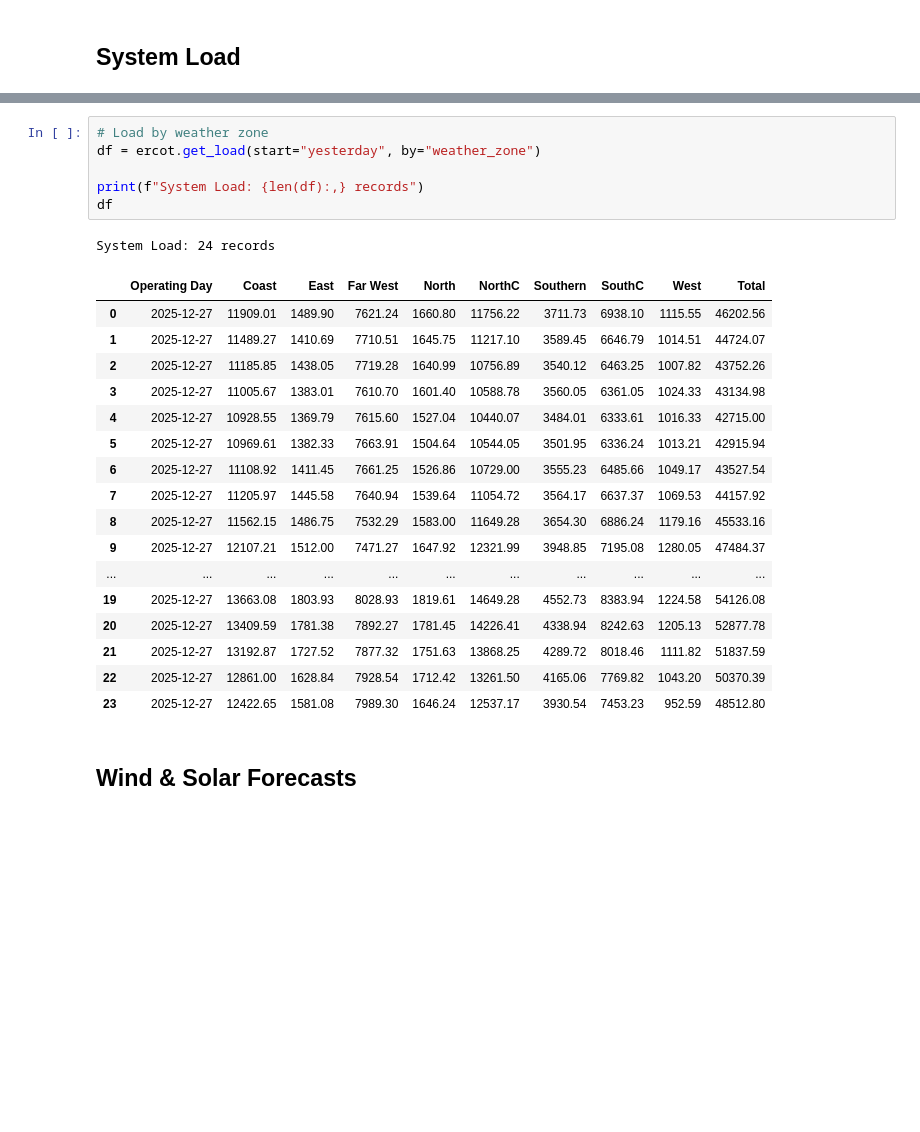
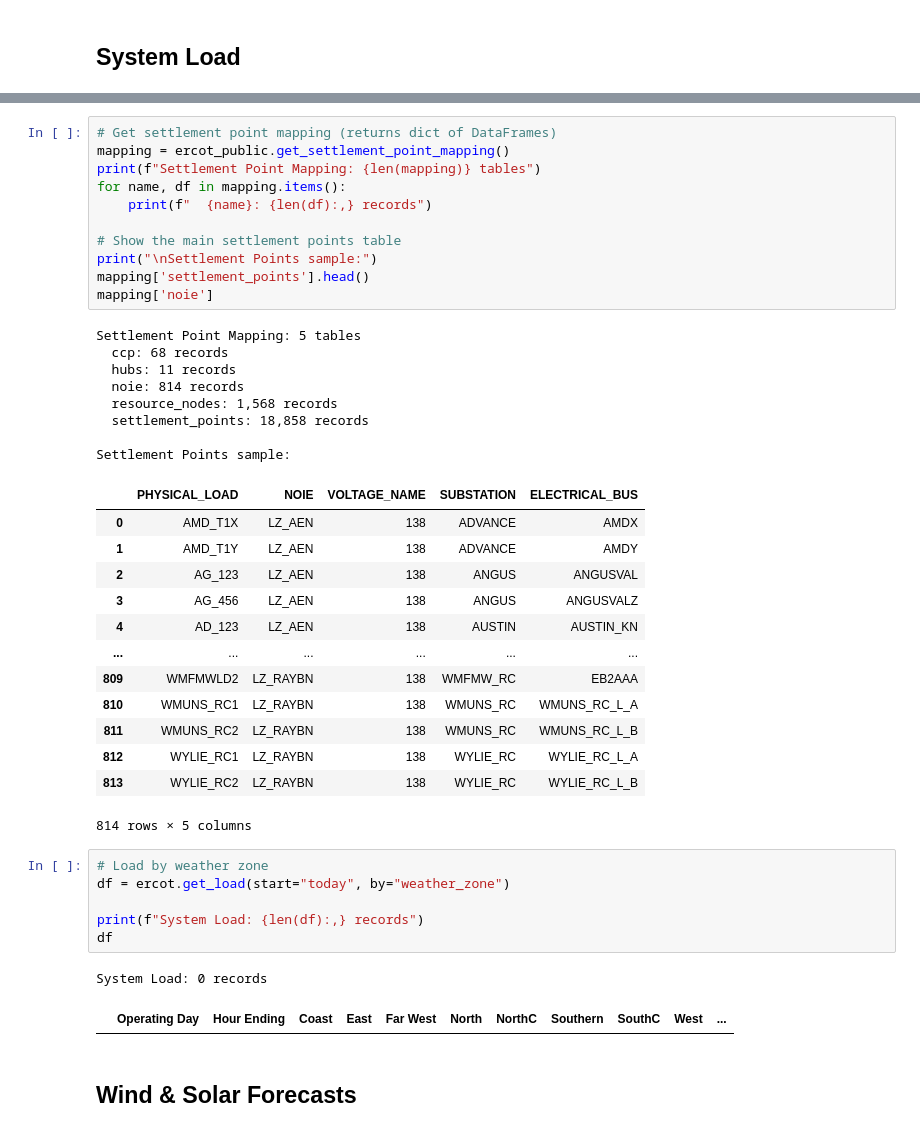
Before and after one commit to kvkenyon/tinygrid, a Jupyter notebook: examples/ercot_demo.ipynb, the cells around one changed output, grey strips where cells are left out. Drawn from its saved outputs; the diff is of its cells as text; blank space fills up the shorter version.

```diff
--- a/examples/ercot_demo.ipynb
+++ b/examples/ercot_demo.ipynb
@@ -288,28 +419,45 @@ DAM Shadow Prices: 730 records
+# %%
+# Get settlement point mapping (returns dict of DataFrames)
+mapping = ercot_public.get_settlement_point_mapping()
+print(f"Settlement Point Mapping: {len(mapping)} tables")
+for name, df in mapping.items():
+    print(f"  {name}: {len(df):,} records")
+
+# Show the main settlement points table
+print("\nSettlement Points sample:")
+mapping['settlement_points'].head()
+mapping['noie']
+# %% [output]
+Settlement Point Mapping: 5 tables
+  ccp: 68 records
+  hubs: 11 records
+  noie: 814 records
+  resource_nodes: 1,568 records
+  settlement_points: 18,858 records
+
+Settlement Points sample:
+|  | PHYSICAL_LOAD | NOIE | VOLTAGE_NAME | SUBSTATION | ELECTRICAL_BUS |
+| 0 | AMD_T1X | LZ_AEN | 138 | ADVANCE | AMDX |
+| 1 | AMD_T1Y | LZ_AEN | 138 | ADVANCE | AMDY |
+| 2 | AG_123 | LZ_AEN | 138 | ANGUS | ANGUSVAL |
+| 3 | AG_456 | LZ_AEN | 138 | ANGUS | ANGUSVALZ |
+| 4 | AD_123 | LZ_AEN | 138 | AUSTIN | AUSTIN_KN |
+| ... | ... | ... | ... | ... | ... |
+| 809 | WMFMWLD2 | LZ_RAYBN | 138 | WMFMW_RC | EB2AAA |
+| 810 | WMUNS_RC1 | LZ_RAYBN | 138 | WMUNS_RC | WMUNS_RC_L_A |
+| 811 | WMUNS_RC2 | LZ_RAYBN | 138 | WMUNS_RC | WMUNS_RC_L_B |
+| 812 | WYLIE_RC1 | LZ_RAYBN | 138 | WYLIE_RC | WYLIE_RC_L_A |
+| 813 | WYLIE_RC2 | LZ_RAYBN | 138 | WYLIE_RC | WYLIE_RC_L_B |
+814 rows × 5 columns
 # %%
 # Load by weather zone
-df = ercot.get_load(start="yesterday", by="weather_zone")
+df = ercot.get_load(start="today", by="weather_zone")
 
 print(f"System Load: {len(df):,} records")
 df
 # %% [output]
-System Load: 24 records
+System Load: 0 records
-|  | Operating Day | Coast | East | Far West | North | NorthC | Southern | SouthC | West | Total |
-| 0 | 2025-12-27 | 11909.01 | 1489.90 | 7621.24 | 1660.80 | 11756.22 | 3711.73 | 6938.10 | 1115.55 | 46202.56 |
-| 1 | 2025-12-27 | 11489.27 | 1410.69 | 7710.51 | 1645.75 | 11217.10 | 3589.45 | 6646.79 | 1014.51 | 44724.07 |
-| 2 | 2025-12-27 | 11185.85 | 1438.05 | 7719.28 | 1640.99 | 10756.89 | 3540.12 | 6463.25 | 1007.82 | 43752.26 |
-| 3 | 2025-12-27 | 11005.67 | 1383.01 | 7610.70 | 1601.40 | 10588.78 | 3560.05 | 6361.05 | 1024.33 | 43134.98 |
-| 4 | 2025-12-27 | 10928.55 | 1369.79 | 7615.60 | 1527.04 | 10440.07 | 3484.01 | 6333.61 | 1016.33 | 42715.00 |
-| 5 | 2025-12-27 | 10969.61 | 1382.33 | 7663.91 | 1504.64 | 10544.05 | 3501.95 | 6336.24 | 1013.21 | 42915.94 |
-| 6 | 2025-12-27 | 11108.92 | 1411.45 | 7661.25 | 1526.86 | 10729.00 | 3555.23 | 6485.66 | 1049.17 | 43527.54 |
-| 7 | 2025-12-27 | 11205.97 | 1445.58 | 7640.94 | 1539.64 | 11054.72 | 3564.17 | 6637.37 | 1069.53 | 44157.92 |
-| 8 | 2025-12-27 | 11562.15 | 1486.75 | 7532.29 | 1583.00 | 11649.28 | 3654.30 | 6886.24 | 1179.16 | 45533.16 |
-| 9 | 2025-12-27 | 12107.21 | 1512.00 | 7471.27 | 1647.92 | 12321.99 | 3948.85 | 7195.08 | 1280.05 | 47484.37 |
-| ... | ... | ... | ... | ... | ... | ... | ... | ... | ... | ... |
-| 19 | 2025-12-27 | 13663.08 | 1803.93 | 8028.93 | 1819.61 | 14649.28 | 4552.73 | 8383.94 | 1224.58 | 54126.08 |
-| 20 | 2025-12-27 | 13409.59 | 1781.38 | 7892.27 | 1781.45 | 14226.41 | 4338.94 | 8242.63 | 1205.13 | 52877.78 |
-| 21 | 2025-12-27 | 13192.87 | 1727.52 | 7877.32 | 1751.63 | 13868.25 | 4289.72 | 8018.46 | 1111.82 | 51837.59 |
-| 22 | 2025-12-27 | 12861.00 | 1628.84 | 7928.54 | 1712.42 | 13261.50 | 4165.06 | 7769.82 | 1043.20 | 50370.39 |
-| 23 | 2025-12-27 | 12422.65 | 1581.08 | 7989.30 | 1646.24 | 12537.17 | 3930.54 | 7453.23 | 952.59 | 48512.80 |
+|  | Operating Day | Hour Ending | Coast | East | Far West | North | NorthC | Southern | SouthC | West | ... |
 # %% [markdown]
 ## Wind & Solar Forecasts
 # %%
```
Also changed, not shown: parts of 17 cells of this notebook, 9 other files.
